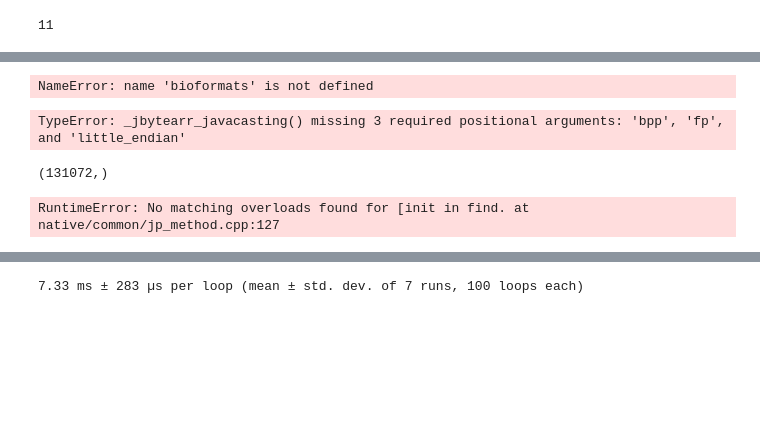
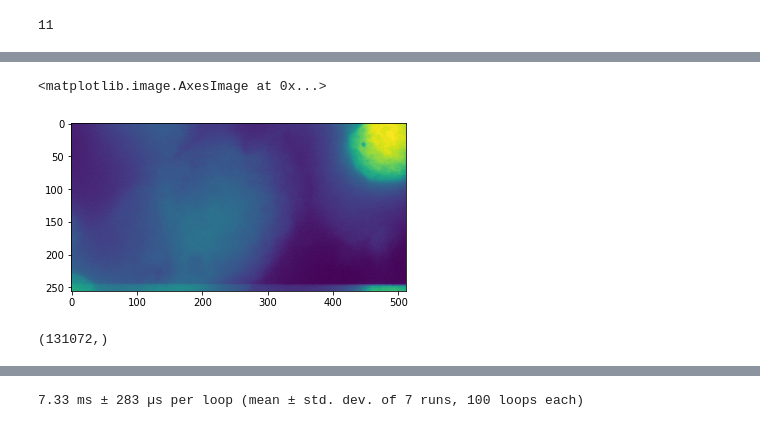
Before and after one commit to darosio/nima_io, a Jupyter notebook: examples/general_reading_and_development.ipynb, the cells around one changed output, grey strips where cells are left out. Cells and saved outputs as stored; diff of their text form; code cells hidden in the pictures; blank space fills up the shorter version.

Commit message:
fix convertion jpype failures; blaken and pylint

```diff
--- a/examples/general_reading_and_development.ipynb
+++ b/examples/general_reading_and_development.ipynb
@@ -259,0 +352,4 @@ meta = rdr.getMetadataStore()
+# %%
+md0, rdrdt = ir.read_jpype(img_tile)
+
+rdrdt, md0
@@ -259,0 +380,2 @@ meta = rdr.getMetadataStore()
+# %%
+rdr = rdrdt[0]
@@ -262,10 +400,11 @@ rdr.getIndex(0,3,2)
 # %% [output]
 11
 # %%
-%%timeit
+import numpy as np
+#%%timeit
 
-arr = np.frombuffer(rdr.openBytes(rdr.getIndex(0,0,1))[:], dtype=dtype)
+arr = np.frombuffer(rdr.openBytes(rdr.getIndex(0,4,1))[:], dtype=dtype)
 ars = arr.reshape(256, 512)
-
+plt.imshow(ars)
 #plt.imshow(ars)
 # %% [output]
@@ -275,4 +411,0 @@ import bioformats
-# %%
-bioformats.ImageReader(path=img_tile, perform_init=False)
-# %% [output]
-NameError: name 'bioformats' is not defined
@@ -284 +412,8 @@ def _jbytearr_javacasting(arr, dtype, bpp, fp, little_endian):
+# %%
+import matplotlib.pyplot as plt
+
+plt.imshow(ars)
+# %% [output]
+<matplotlib.image.AxesImage at 0x...>
+[figure, added]
 # %%
@@ -305,6 +451,0 @@ for loci_format in _dtype_dict.keys():
-# %%
-import numpy as np
-dd = rdr.openBytes(1)
-_jbytearr_javacasting(dd, rdr.pixelType, )
-# %% [output]
-TypeError: _jbytearr_javacasting() missing 3 required positional arguments: 'bpp', 'fp', and 'little_endian'
@@ -318,11 +453,3 @@ a_jbytearr_javacasting = lambda arr: _jbytearr_javacasting(arr, dtype, *java_dty
 a_jbytearr_javacasting(rdr.openBytes(0)).shape
 # %% [output]
 (131072,)
-# %%
-        self._jbytearr_stringbuffer = \
-            lambda arr: _jbytearr_stringbuffer(arr, dtype)
-        self._pixel_type = dtype
-
-loci.formats.ReaderWrapper(rdr.reopenFile(path=''))
-# %% [output]
-RuntimeError: No matching overloads found for [init in find. at native/common/jp_method.cpp:127
```
Also changed, not shown: parts of 56 cells of this notebook, 14 other files.
